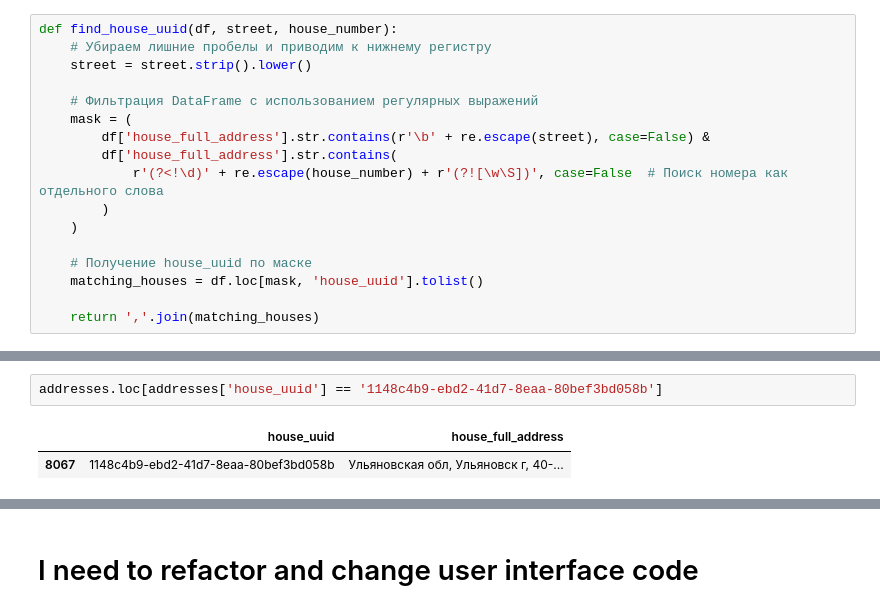
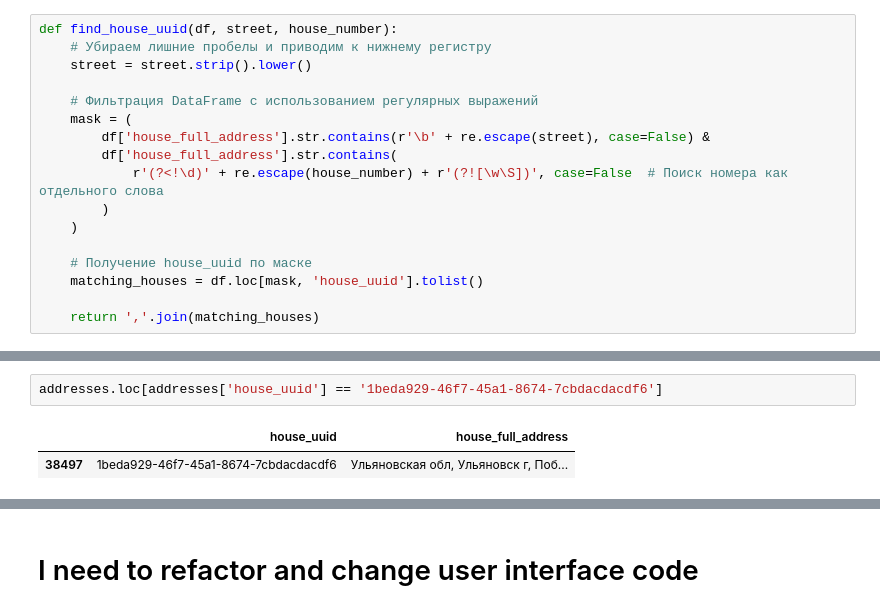
Before and after one commit to den2morrow/colab_research, a Jupyter notebook: volga_it2024_v2.ipynb, the cells around one changed output, grey strips where cells are left out. Drawn from its saved outputs; the diff is of its cells as text.

```diff
--- a/volga_it2024_v2.ipynb
+++ b/volga_it2024_v2.ipynb
@@ -666,5 +662,5 @@ find_house_uuid(addresses, address_type, number)
-# %%
-addresses.loc[addresses['house_uuid'] == '1148c4b9-ebd2-41d7-8eaa-80bef3bd058b']
-# %% [output]
-|  | house_uuid | house_full_address |
-| 8067 | 1148c4b9-ebd2-41d7-8eaa-80bef3bd058b | Ульяновская обл, Ульяновск г, 40-... |
+# %%
+addresses.loc[addresses['house_uuid'] == '1beda929-46f7-45a1-8674-7cbdacdacdf6']
+# %% [output]
+|  | house_uuid | house_full_address |
+| 38497 | 1beda929-46f7-45a1-8674-7cbdacdacdf6 | Ульяновская обл, Ульяновск г, Поб... |
```
Also changed, not shown: parts of 4 cells of this notebook.
